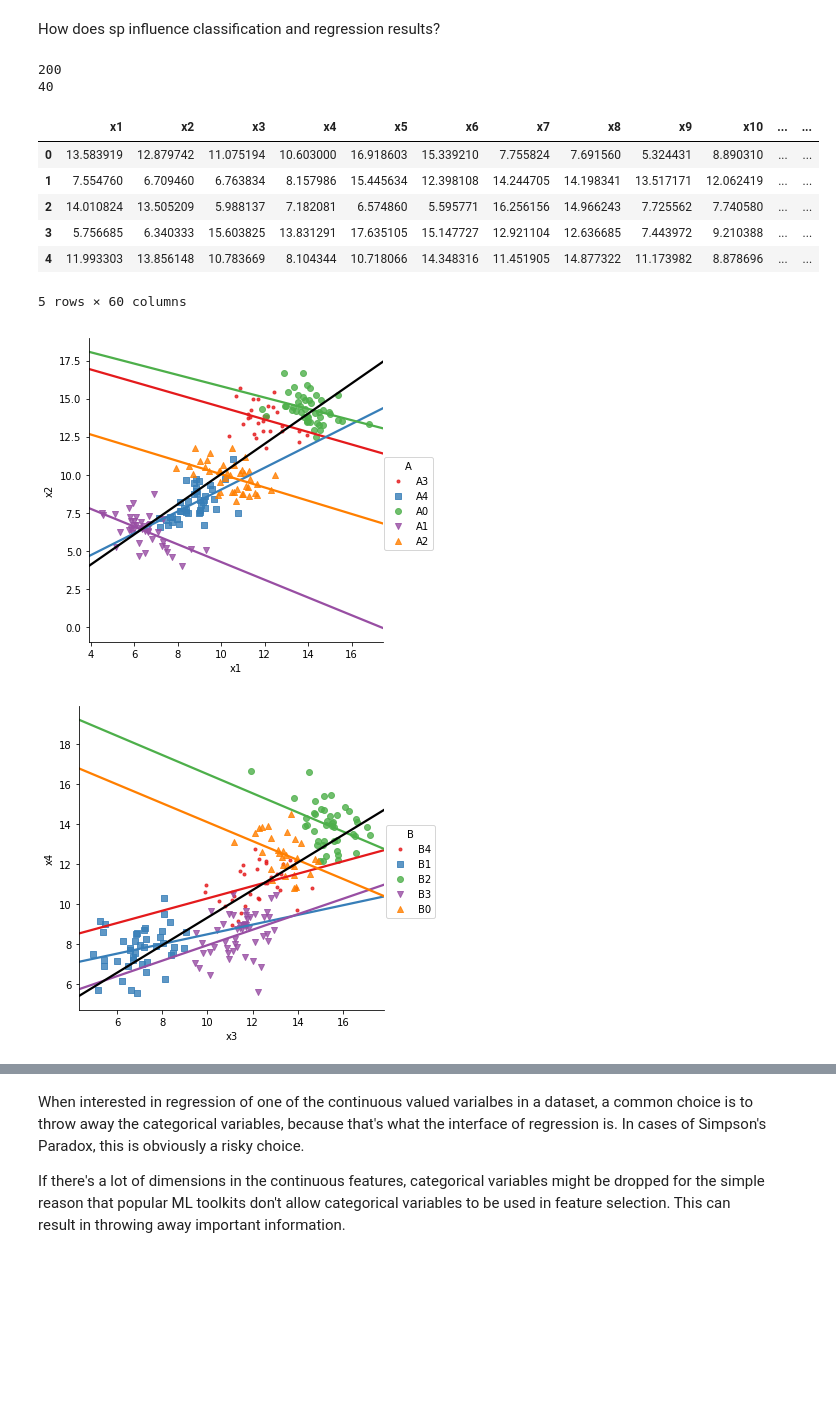
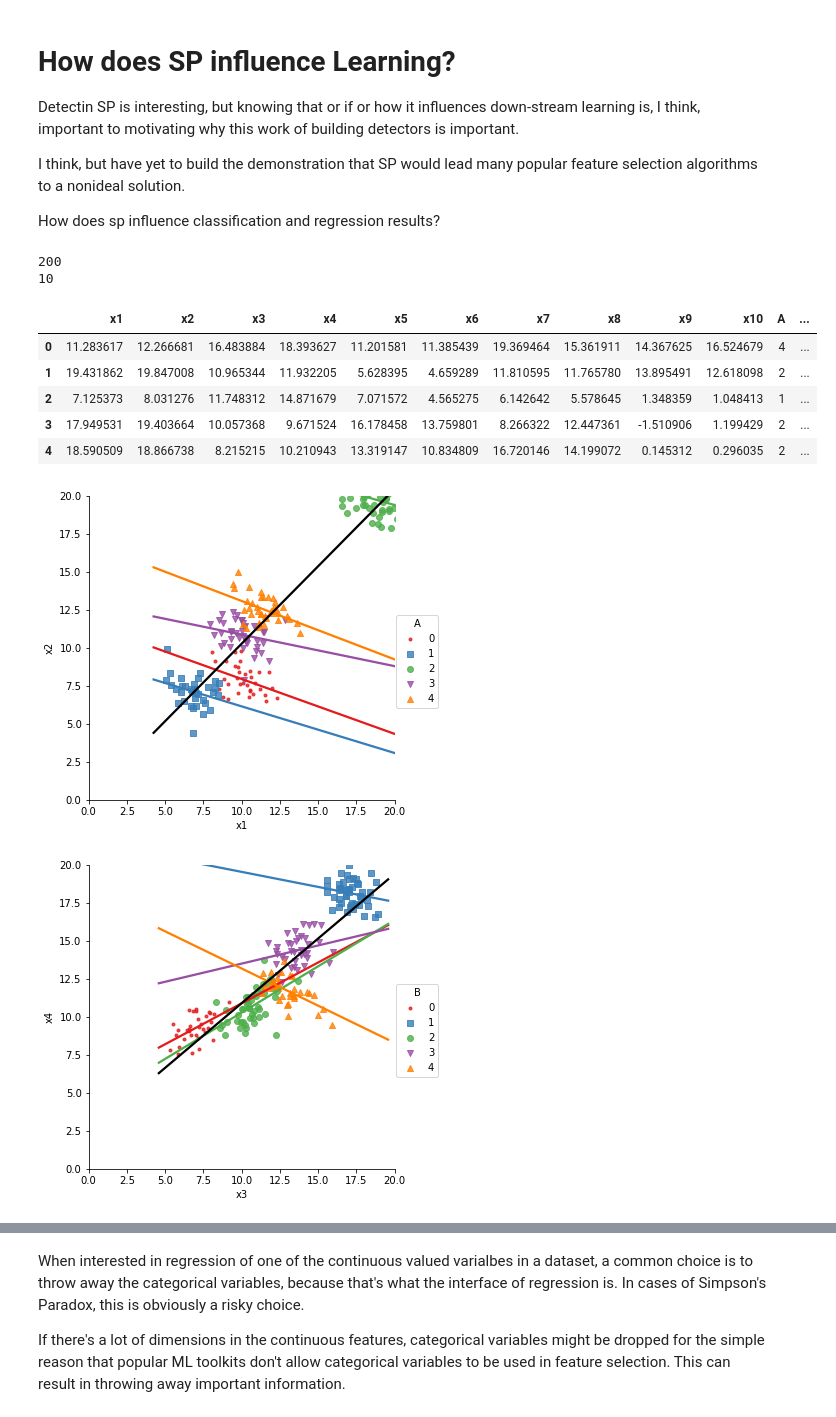
Before and after one commit to fairnessforensics/wiggum, a Jupyter notebook: research_notebooks/feature_selection_with_sp.ipynb, the cells around one changed output, grey strips where cells are left out. Saved outputs shown, nothing was run; the diff lists cells and outputs as text; code cells hidden in the pictures; blank space fills up the shorter version.

Commit message:
clarifications on gneration and prelim result on featsel

```diff
--- a/research_notebooks/feature_selection_with_sp.ipynb
+++ b/research_notebooks/feature_selection_with_sp.ipynb
@@ -1,5 +1,13 @@
-# %% [markdown]
-How does sp influence classification and regression results?
+# %% [markdown]
+# How does SP influence Learning?
+
+Detectin SP is interesting, but knowing that or if or how it influences down-stream learning is, I think, important to motivating why this work of building detectors is important.
+
+I think, but have yet to build the demonstration that SP would lead many popular feature selection algorithms to a nonideal solution.
+
+
+
+How does sp influence classification and regression results?
 # %%
 import numpy as np
 import pandas as pd
@@ -14,29 +23,29 @@ from sp_data_util import sp_plot
 # %%
 # setup
 r_clusters = -.4  # correlation coefficient of clusters
 cluster_spread = .9 # pearson correlation of means
 p_sp_clusters = .7 # portion of clusters with SP
 k = 5 # number of clusters
 cluster_size = [4,4]
 domain_range = [0, 20, 0, 20]
 N = 200 # number of points
 p_clusters = [.5, .2, .1, .1, .1]
 
-many_sp_df = spdata.geometric_indep_views_gmm_sp(20,r_clusters,cluster_size,cluster_spread,p_sp_clusters,
-                domain_range,k,N,p_clusters)
-
-sp_plot(many_sp_df,'x1','x2','A')
-sp_plot(many_sp_df,'x3','x4','B')
+many_sp_df = spdata.geometric_indep_views_gmm_sp(5,r_clusters,cluster_size,cluster_spread,p_sp_clusters,
+                domain_range,k,N,p_clusters,numeric_categorical=True)
 many_sp_df.head()
 # %% [output]
 200
-40
+10
-|  | x1 | x2 | x3 | x4 | x5 | x6 | x7 | x8 | x9 | x10 | ... | ... |
-| 0 | 13.583919 | 12.879742 | 11.075194 | 10.603000 | 16.918603 | 15.339210 | 7.755824 | 7.691560 | 5.324431 | 8.890310 | ... | ... |
-| 1 | 7.554760 | 6.709460 | 6.763834 | 8.157986 | 15.445634 | 12.398108 | 14.244705 | 14.198341 | 13.517171 | 12.062419 | ... | ... |
-| 2 | 14.010824 | 13.505209 | 5.988137 | 7.182081 | 6.574860 | 5.595771 | 16.256156 | 14.966243 | 7.725562 | 7.740580 | ... | ... |
-| 3 | 5.756685 | 6.340333 | 15.603825 | 13.831291 | 17.635105 | 15.147727 | 12.921104 | 12.636685 | 7.443972 | 9.210388 | ... | ... |
-| 4 | 11.993303 | 13.856148 | 10.783669 | 8.104344 | 10.718066 | 14.348316 | 11.451905 | 14.877322 | 11.173982 | 8.878696 | ... | ... |
+|  | x1 | x2 | x3 | x4 | x5 | x6 | x7 | x8 | x9 | x10 | A | ... |
+| 0 | 11.283617 | 12.266681 | 16.483884 | 18.393627 | 11.201581 | 11.385439 | 19.369464 | 15.361911 | 14.367625 | 16.524679 | 4 | ... |
+| 1 | 19.431862 | 19.847008 | 10.965344 | 11.932205 | 5.628395 | 4.659289 | 11.810595 | 11.765780 | 13.895491 | 12.618098 | 2 | ... |
+| 2 | 7.125373 | 8.031276 | 11.748312 | 14.871679 | 7.071572 | 4.565275 | 6.142642 | 5.578645 | 1.348359 | 1.048413 | 1 | ... |
+| 3 | 17.949531 | 19.403664 | 10.057368 | 9.671524 | 16.178458 | 13.759801 | 8.266322 | 12.447361 | -1.510906 | 1.199429 | 2 | ... |
+| 4 | 18.590509 | 18.866738 | 8.215215 | 10.210943 | 13.319147 | 10.834809 | 16.720146 | 14.199072 | 0.145312 | 0.296035 | 2 | ... |
-5 rows × 60 columns
-[figure, removed]
-[figure, removed]
+# %%
+sp_plot(many_sp_df,'x1','x2','A')
+sp_plot(many_sp_df,'x3','x4','B')
+# %% [output]
+[figure, added]
+[figure, added]
```
Also changed, not shown: parts of 7 cells of this notebook, 2 other files.
